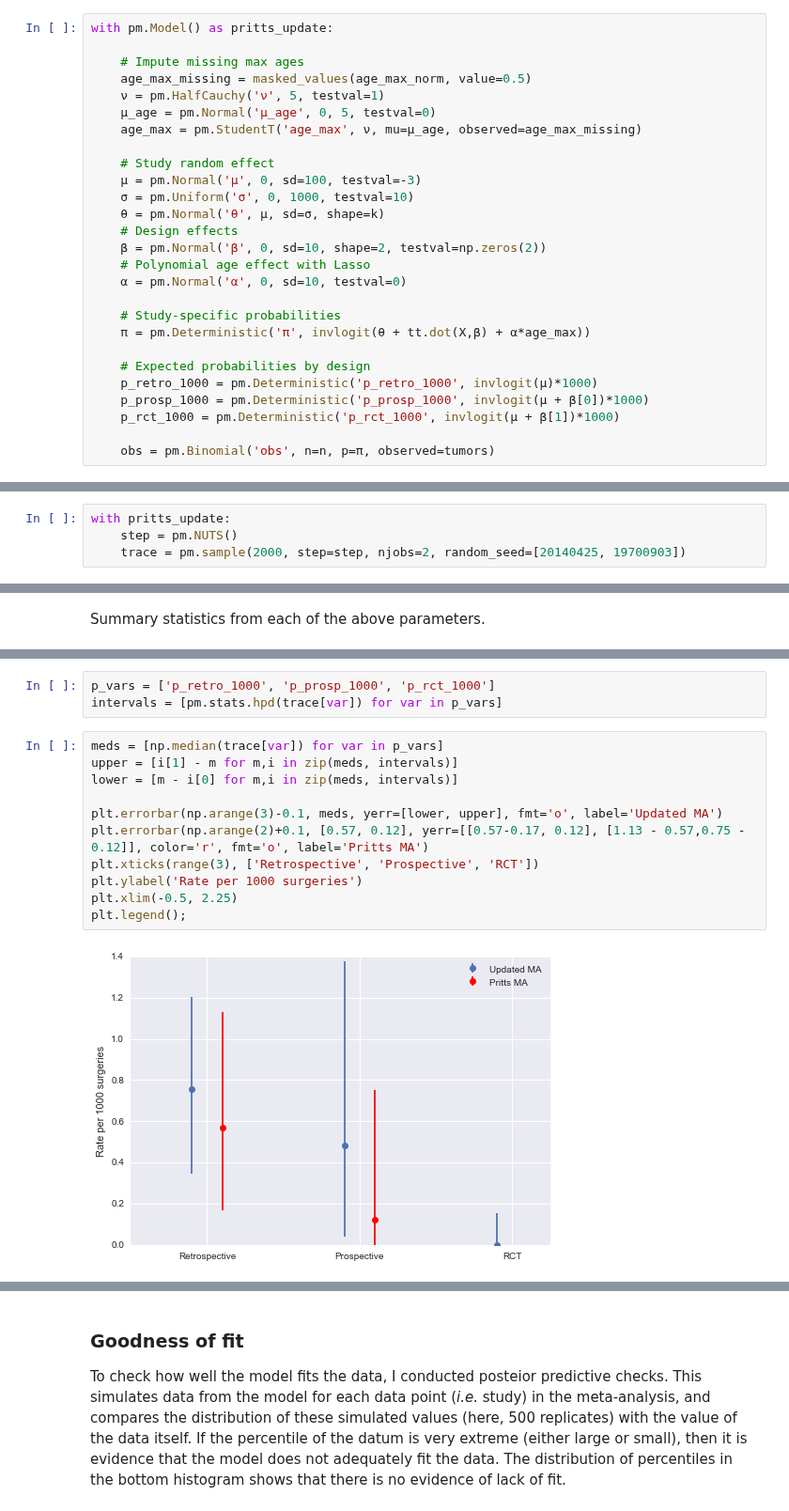
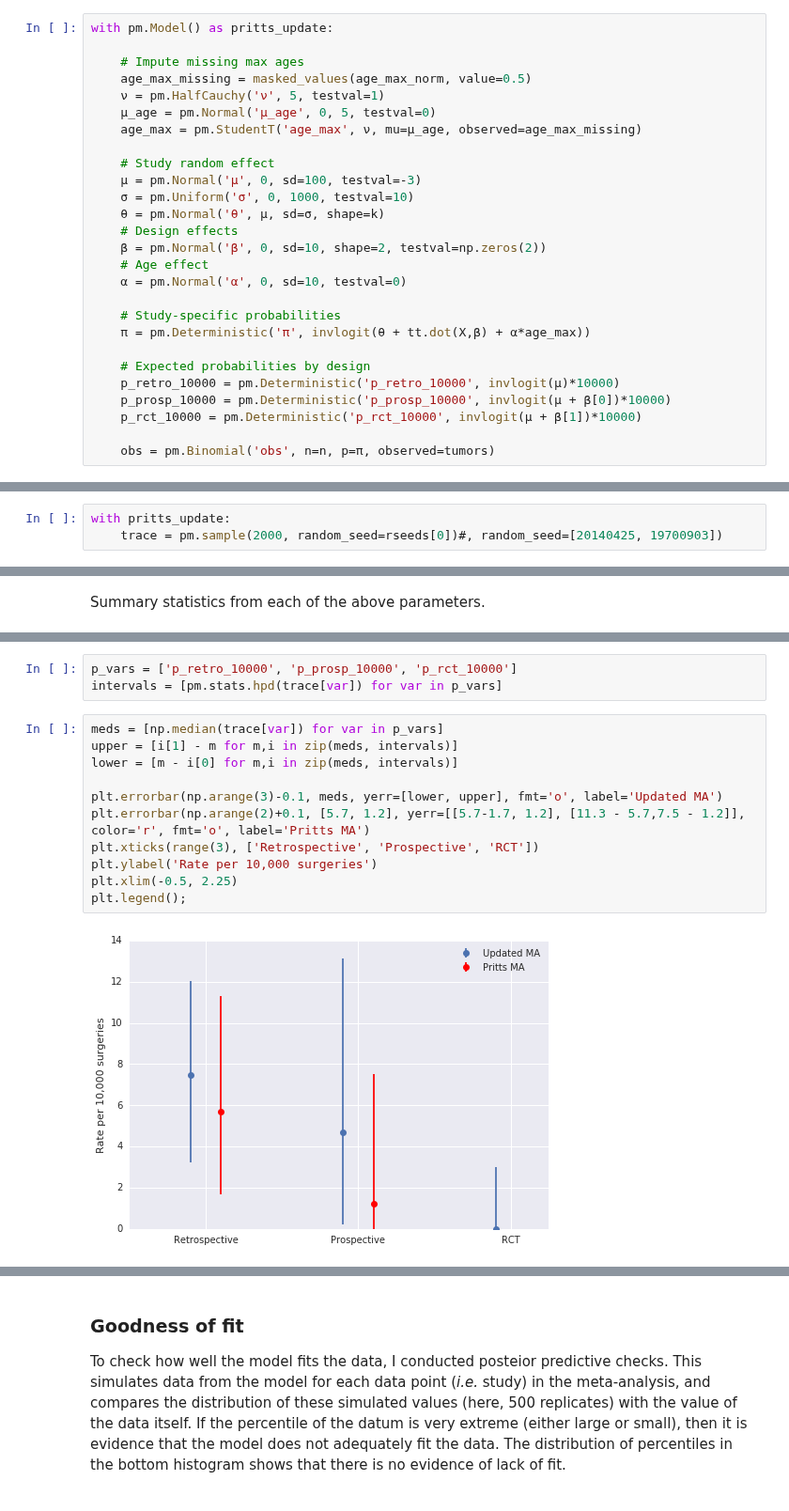
Before and after one commit to VanderbiltPopHealthSci/uterine_fibroids_MA, a Jupyter notebook: Key Question 3 Meta-analysis.ipynb, the cells around one changed output, grey strips where cells are left out. Shown at 94% size. Drawn from its saved outputs; the diff is of its cells as text.

```diff
--- a/Key Question 3 Meta-analysis.ipynb
+++ b/Key Question 3 Meta-analysis.ipynb
@@ -126,16 +128,16 @@ with pm.Model() as pritts_update:
     θ = pm.Normal('θ', μ, sd=σ, shape=k)
     # Design effects
     β = pm.Normal('β', 0, sd=10, shape=2, testval=np.zeros(2))
-    # Polynomial age effect with Lasso
+    # Age effect
     α = pm.Normal('α', 0, sd=10, testval=0)
 
     # Study-specific probabilities
     π = pm.Deterministic('π', invlogit(θ + tt.dot(X,β) + α*age_max))
 
     # Expected probabilities by design
-    p_retro_1000 = pm.Deterministic('p_retro_1000', invlogit(μ)*1000)
-    p_prosp_1000 = pm.Deterministic('p_prosp_1000', invlogit(μ + β[0])*1000)
-    p_rct_1000 = pm.Deterministic('p_rct_1000', invlogit(μ + β[1])*1000)
+    p_retro_10000 = pm.Deterministic('p_retro_10000', invlogit(μ)*10000)
+    p_prosp_10000 = pm.Deterministic('p_prosp_10000', invlogit(μ + β[0])*10000)
+    p_rct_10000 = pm.Deterministic('p_rct_10000', invlogit(μ + β[1])*10000)
 
     obs = pm.Binomial('obs', n=n, p=π, observed=tumors)
 # %% [output]
@@ -143,6 +145,5 @@ Applied log-transform to ν and added transformed ν_log to model.
 Applied interval-transform to σ and added transformed σ_interval to model.
 # %%
 with pritts_update:
-    step = pm.NUTS()
-    trace = pm.sample(2000, step=step, njobs=2, random_seed=[20140425, 19700903])
+    trace = pm.sample(2000, random_seed=rseeds[0])#, random_seed=[20140425, 19700903])
 # %% [output]
@@ -282,21 +232,21 @@ By comparison, estimates from Pritts' supplement:
 
 ![pritts estimates](pritts_table.png)
 # %%
-p_vars = ['p_retro_1000', 'p_prosp_1000', 'p_rct_1000']
+p_vars = ['p_retro_10000', 'p_prosp_10000', 'p_rct_10000']
 intervals = [pm.stats.hpd(trace[var]) for var in p_vars]
 # %%
 meds = [np.median(trace[var]) for var in p_vars]
 upper = [i[1] - m for m,i in zip(meds, intervals)]
 lower = [m - i[0] for m,i in zip(meds, intervals)]
 
 plt.errorbar(np.arange(3)-0.1, meds, yerr=[lower, upper], fmt='o', label='Updated MA')
-plt.errorbar(np.arange(2)+0.1, [0.57, 0.12], yerr=[[0.57-0.17, 0.12], [1.13 - 0.57,0.75 - 0.12]], color='r', fmt='o', label='Pritts MA')
+plt.errorbar(np.arange(2)+0.1, [5.7, 1.2], yerr=[[5.7-1.7, 1.2], [11.3 - 5.7,7.5 - 1.2]], color='r', fmt='o', label='Pritts MA')
 plt.xticks(range(3), ['Retrospective', 'Prospective', 'RCT'])
-plt.ylabel('Rate per 1000 surgeries')
+plt.ylabel('Rate per 10,000 surgeries')
 plt.xlim(-0.5, 2.25)
 plt.legend();
 # %% [output]
-[figure, old version]
+[figure, new version]
 # %%
 pm.forestplot(trace[1000:], varnames=['age_max_missing'], ylabels=[''])
 # %% [output]
```
Also changed, not shown: parts of 16 cells of this notebook, 3 other files.
